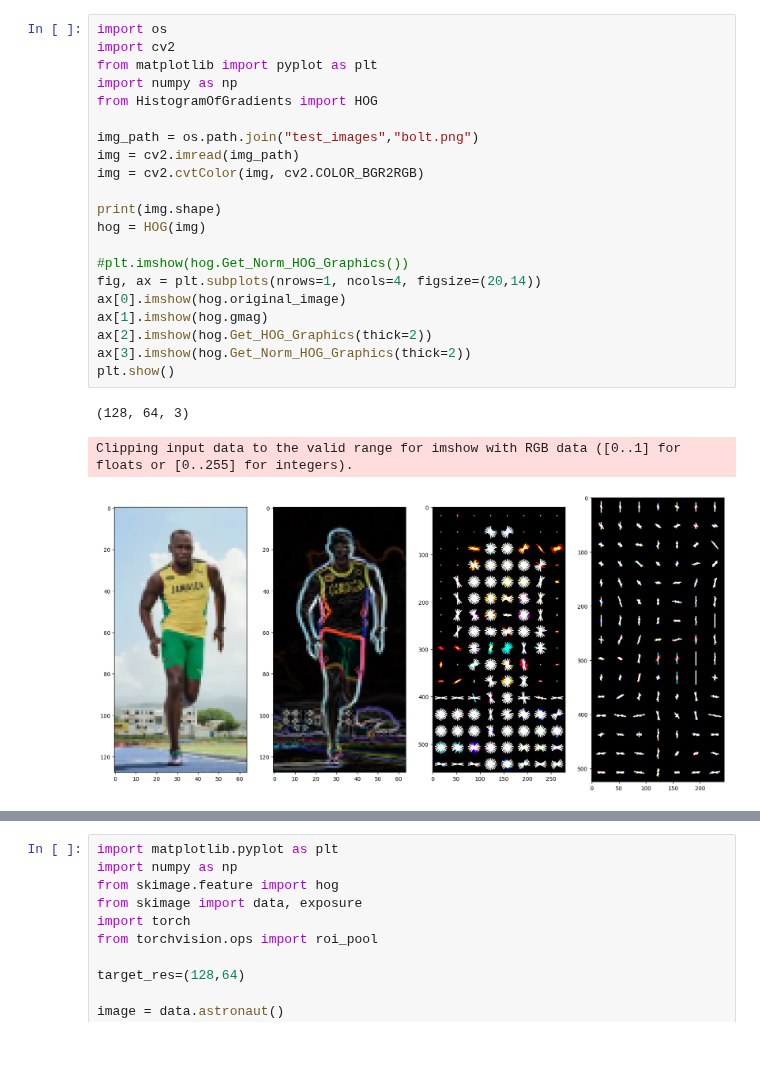
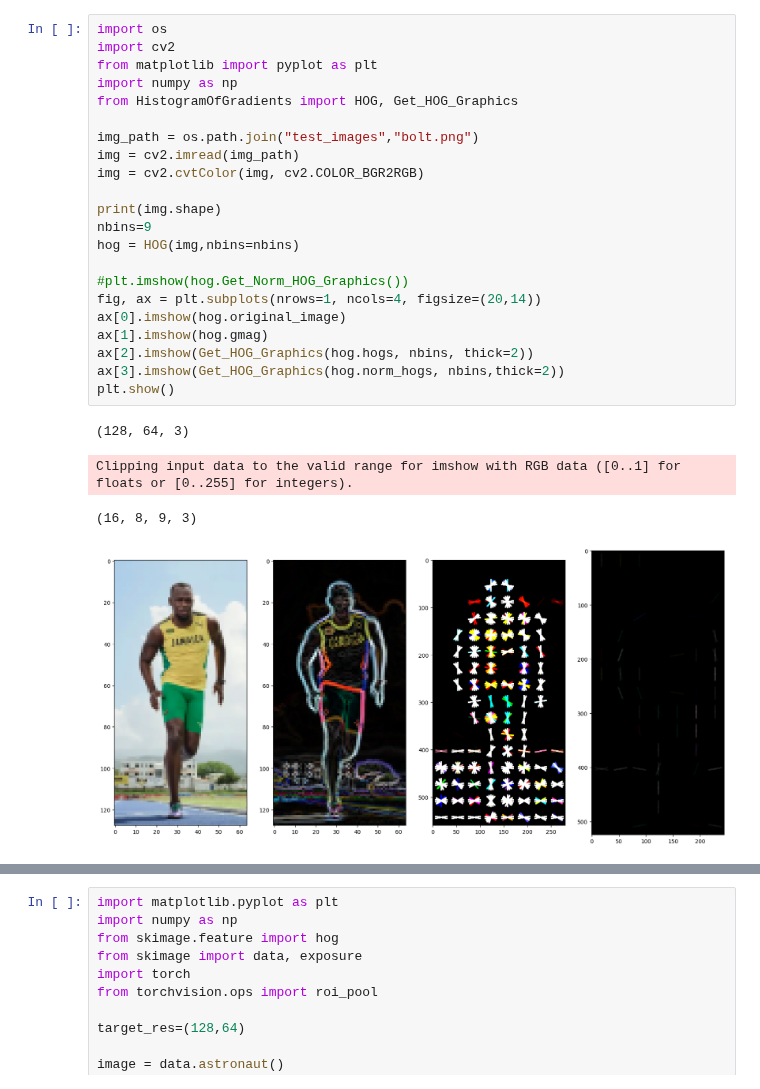
Before and after one commit to martinellop/People-Analysis, a Jupyter notebook: ReID/HOG/HOG_test.ipynb, the cells around one changed output, grey strips where cells are left out. Cells and saved outputs as stored; diff of their text form; blank space fills up the shorter version.

```diff
--- a/ReID/HOG/HOG_test.ipynb
+++ b/ReID/HOG/HOG_test.ipynb
@@ -1,28 +1,30 @@
 # %%
 import os
 import cv2
 from matplotlib import pyplot as plt
 import numpy as np
-from HistogramOfGradients import HOG
+from HistogramOfGradients import HOG, Get_HOG_Graphics
 
 img_path = os.path.join("test_images","bolt.png")
 img = cv2.imread(img_path)
 img = cv2.cvtColor(img, cv2.COLOR_BGR2RGB)
 
 print(img.shape)
-hog = HOG(img)
+nbins=9
+hog = HOG(img,nbins=nbins)
 
 #plt.imshow(hog.Get_Norm_HOG_Graphics())
 fig, ax = plt.subplots(nrows=1, ncols=4, figsize=(20,14))
 ax[0].imshow(hog.original_image)
 ax[1].imshow(hog.gmag)
-ax[2].imshow(hog.Get_HOG_Graphics(thick=2))
-ax[3].imshow(hog.Get_Norm_HOG_Graphics(thick=2))
+ax[2].imshow(Get_HOG_Graphics(hog.hogs, nbins, thick=2))
+ax[3].imshow(Get_HOG_Graphics(hog.norm_hogs, nbins,thick=2))
 plt.show()
 # %% [output]
 (128, 64, 3)
 Clipping input data to the valid range for imshow with RGB data ([0..1] for floats or [0..255] for integers).
+(16, 8, 9, 3)
-[figure, old version]
+[figure, new version]
 # %%
 import matplotlib.pyplot as plt
 
```
Also changed, not shown: parts of 2 cells of this notebook, 48 other files.
